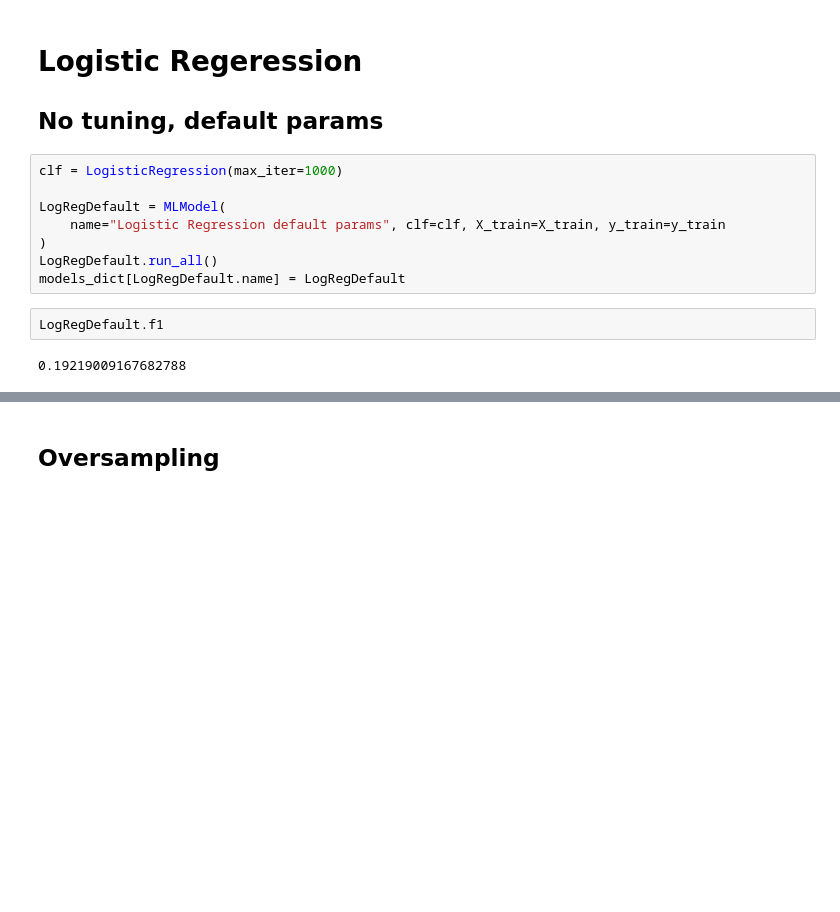
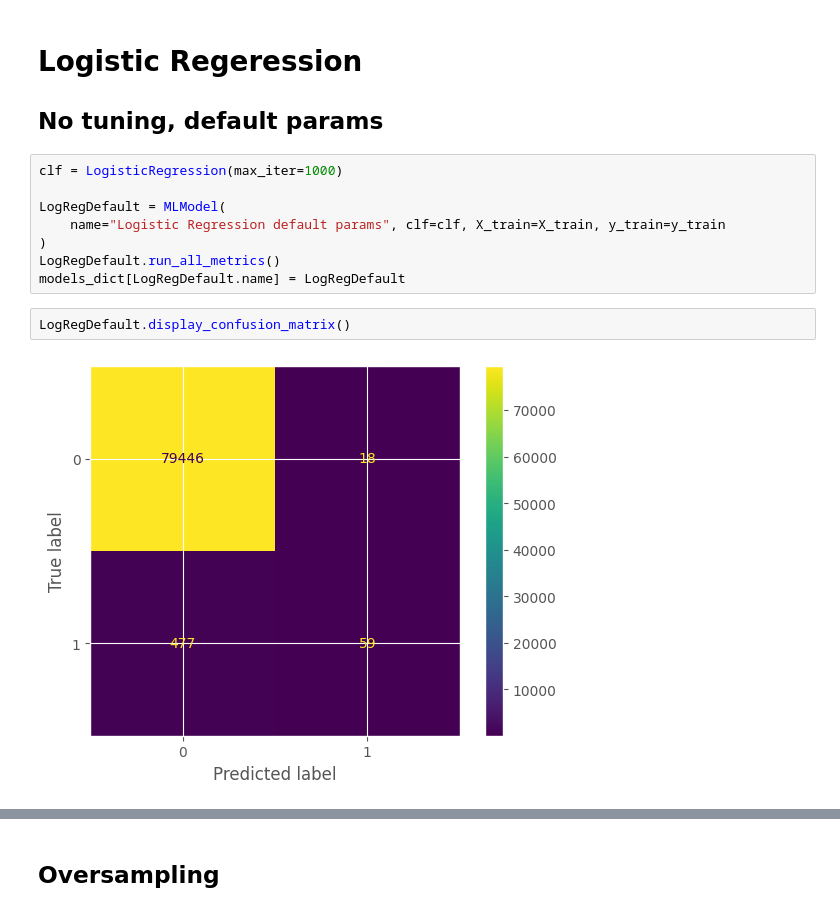
Before and after one commit to jmoro0408/Customer_Churn, a Jupyter notebook: notebooks/3_modelling.ipynb, the cells around one changed output, grey strips where cells are left out. Cells and saved outputs as stored; diff of their text form; blank space fills up the shorter version.

```diff
--- a/notebooks/3_modelling.ipynb
+++ b/notebooks/3_modelling.ipynb
@@ -97,9 +117,9 @@ clf = LogisticRegression(max_iter=1000)
 LogRegDefault = MLModel(
     name="Logistic Regression default params", clf=clf, X_train=X_train, y_train=y_train
 )
-LogRegDefault.run_all()
+LogRegDefault.run_all_metrics()
 models_dict[LogRegDefault.name] = LogRegDefault
 # %%
-LogRegDefault.f1
+LogRegDefault.display_confusion_matrix()
 # %% [output]
-0.19219009167682788
+[figure, added]
```
Also changed, not shown: parts of 30 cells of this notebook.
